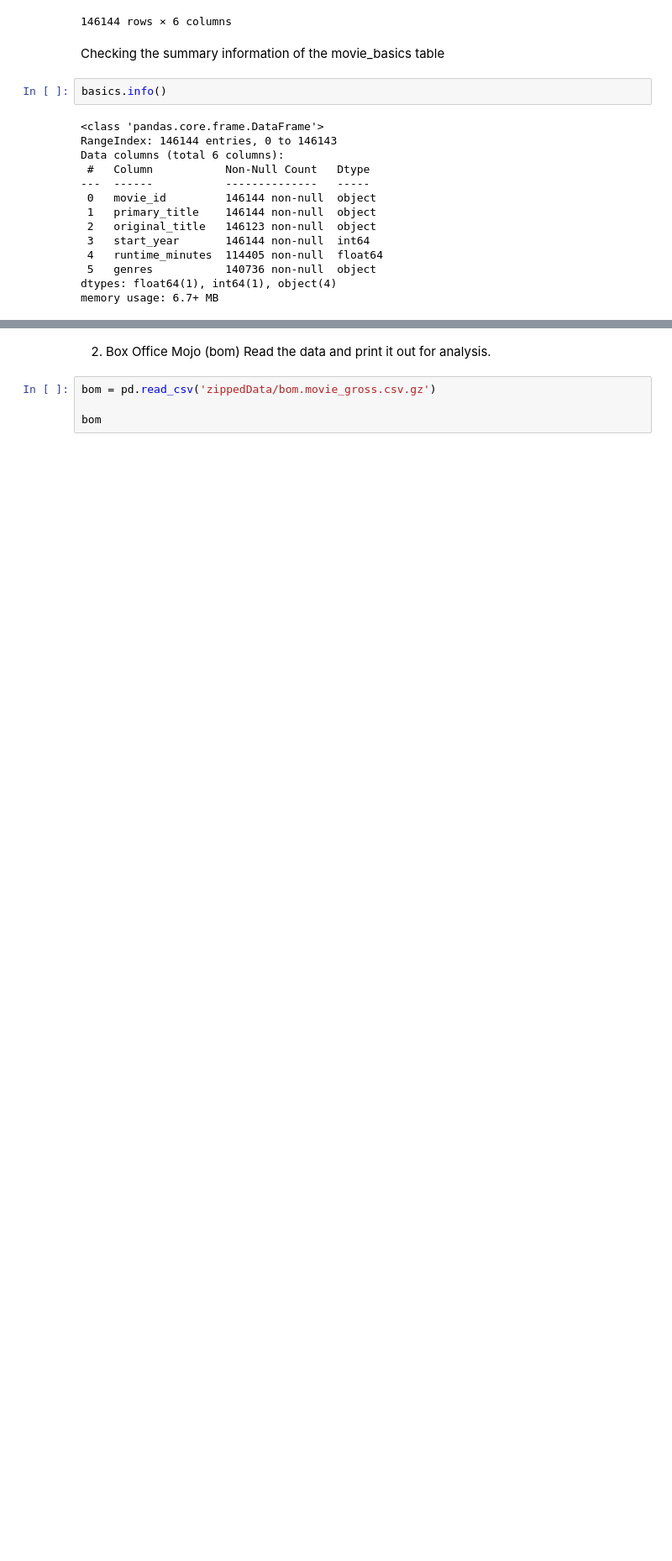
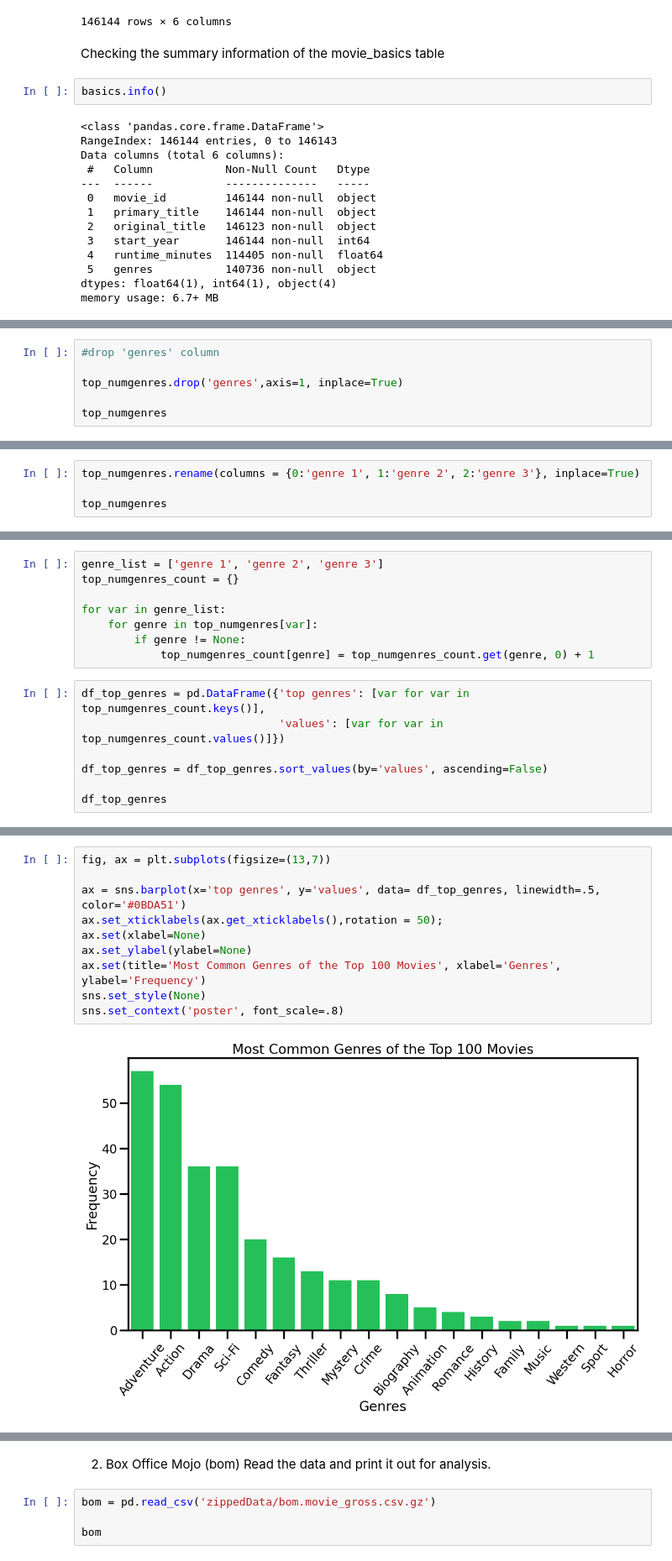
Before and after one commit to EstherMoringa/dsc-phase-1-project-v2-4, a Jupyter notebook: student.ipynb, the cells around one changed output, grey strips where cells are left out. Shown: that part at 84% size. Cells and saved outputs as stored; diff of their text form; blank space fills up the shorter version.

```diff
--- a/student.ipynb
+++ b/student.ipynb
@@ -165,0 +332,6 @@ memory usage: 6.7+ MB
+# %%
+#drop 'genres' column
+
+top_numgenres.drop('genres',axis=1, inplace=True)
+
+top_numgenres
@@ -165,0 +352,4 @@ memory usage: 6.7+ MB
+# %%
+top_numgenres.rename(columns = {0:'genre 1', 1:'genre 2', 2:'genre 3'}, inplace=True)
+
+top_numgenres
@@ -165,0 +370,15 @@ memory usage: 6.7+ MB
+# %%
+genre_list = ['genre 1', 'genre 2', 'genre 3']
+top_numgenres_count = {}
+
+for var in genre_list:
+    for genre in top_numgenres[var]:
+        if genre != None:
+            top_numgenres_count[genre] = top_numgenres_count.get(genre, 0) + 1
+# %%
+df_top_genres = pd.DataFrame({'top genres': [var for var in top_numgenres_count.keys()],
+                              'values': [var for var in top_numgenres_count.values()]})
+
+df_top_genres = df_top_genres.sort_values(by='values', ascending=False)
+
+df_top_genres
@@ -165,0 +405,12 @@ memory usage: 6.7+ MB
+# %%
+fig, ax = plt.subplots(figsize=(13,7))
+
+ax = sns.barplot(x='top genres', y='values', data= df_top_genres, linewidth=.5, color='#0BDA51')
+ax.set_xticklabels(ax.get_xticklabels(),rotation = 50);
+ax.set(xlabel=None)
+ax.set_ylabel(ylabel=None)
+ax.set(title='Most Common Genres of the Top 100 Movies', xlabel='Genres', ylabel='Frequency')
+sns.set_style(None)
+sns.set_context('poster', font_scale=.8)
+# %% [output]
+[figure, added]
```
Also changed, not shown: parts of 38 cells of this notebook.
